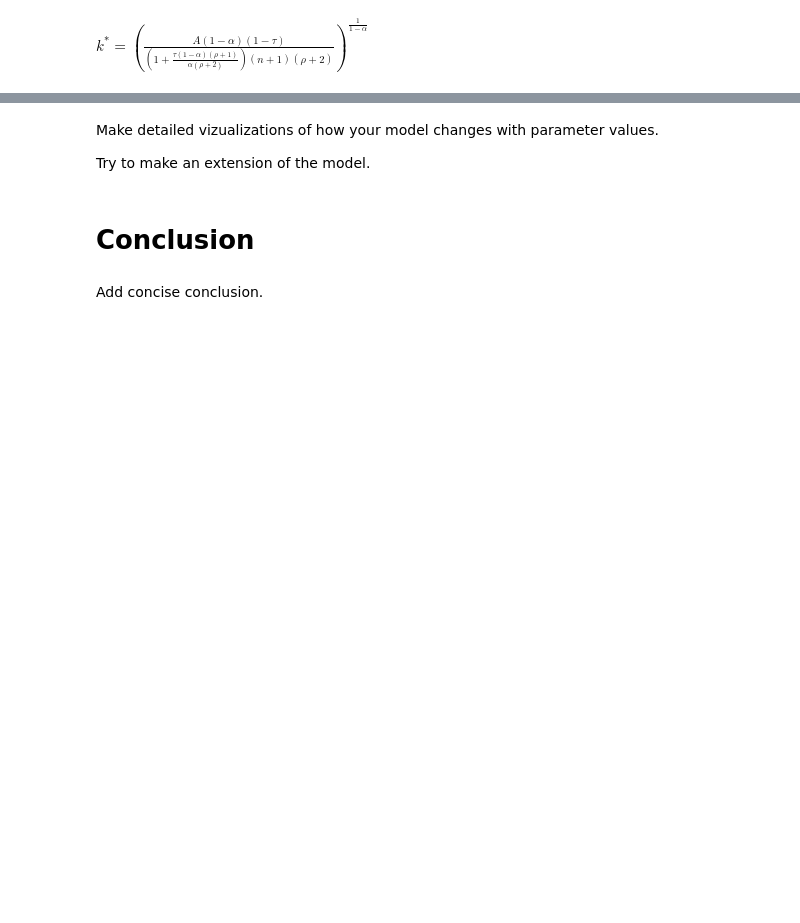
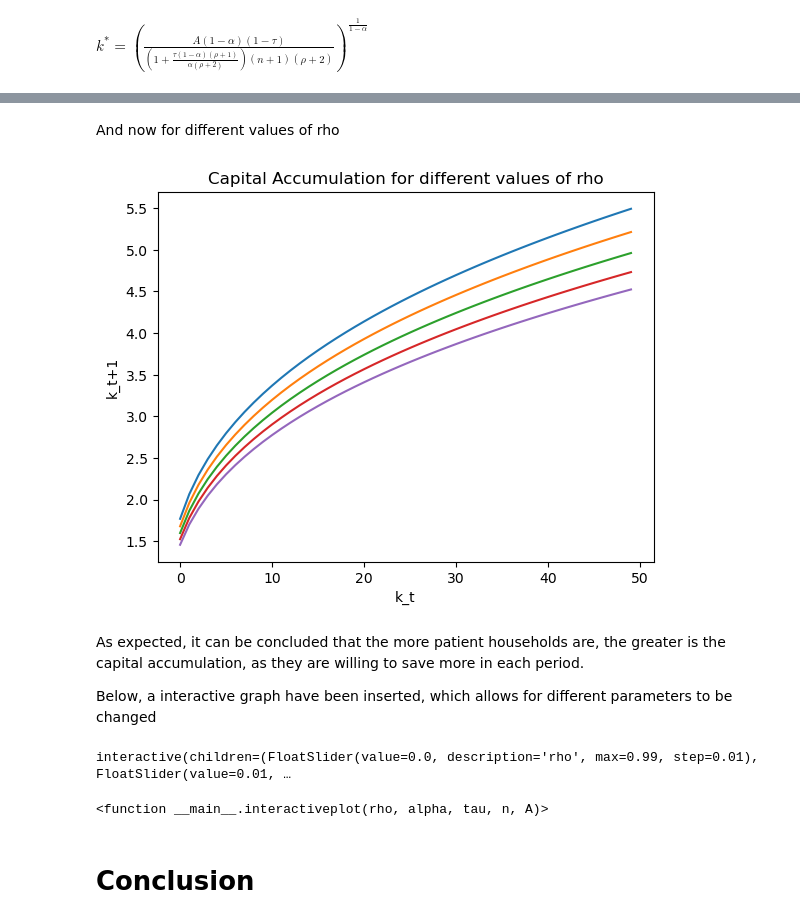
Before and after one commit to NumEconCopenhagen/projects-2023-julius-oskar, a Jupyter notebook: modelproject/modelproject.ipynb, the cells around one changed output, grey strips where cells are left out. Cells and saved outputs as stored; diff of their text form; code cells hidden in the pictures; blank space fills up the shorter version.

```diff
--- a/modelproject/modelproject.ipynb
+++ b/modelproject/modelproject.ipynb
@@ -98,8 +109,76 @@ plt.show()
-# %% [markdown]
-Make detailed vizualizations of how your model changes with parameter values.
-
-Try to make an extension of the model.
+# %% [markdown]
+And now for different values of rho
+# %%
+# defining parameter values, now with multiple values of rho
+
+alpha = 1/3
+rho1 = 0.2
+rho2 = 0.3
+rho3 = 0.4
+rho4 = 0.5
+rho5 = 0.6
+n = 0.01
+tau = 0.25
+A = 10
+k_t = np.linspace(1,30)
+
+# likewise multiple capital accumulation formula has been determined
+
+k_t1_1 = ((1 / (1 + (1+rho1)/(2+rho1)*((1-alpha)/alpha) * tau)))*(((1-alpha)*(1-tau))/((1+n)*(2+rho1)))*(A * k_t**alpha)
+k_t1_2 = ((1 / (1 + (1+rho2)/(2+rho2)*((1-alpha)/alpha) * tau)))*(((1-alpha)*(1-tau))/((1+n)*(2+rho2)))*(A * k_t**alpha)
+k_t1_3 = ((1 / (1 + (1+rho3)/(2+rho3)*((1-alpha)/alpha) * tau)))*(((1-alpha)*(1-tau))/((1+n)*(2+rho3)))*(A * k_t**alpha)
+k_t1_4 = ((1 / (1 + (1+rho4)/(2+rho4)*((1-alpha)/alpha) * tau)))*(((1-alpha)*(1-tau))/((1+n)*(2+rho4)))*(A * k_t**alpha)
+k_t1_5 = ((1 / (1 + (1+rho5)/(2+rho5)*((1-alpha)/alpha) * tau)))*(((1-alpha)*(1-tau))/((1+n)*(2+rho5)))*(A * k_t**alpha)
+
+# plotting the 5 plots
+
+plt.plot(k_t1_1)
+plt.plot(k_t1_2)
+plt.plot(k_t1_3)
+plt.plot(k_t1_4)
+plt.plot(k_t1_5)
+plt.title('Capital Accumulation for different values of rho')
+plt.xlabel("k_t")
+plt.ylabel("k_t+1")
+plt.show()
+# %% [output]
+[figure, added]
+# %% [markdown]
+As expected, it can be concluded that the more patient households are, the greater is the capital accumulation, as they are willing to save more in each period.
+
+Below, a interactive graph have been inserted, which allows for different parameters to be changed
+# %%
+# Defining parameter values
+
+alpha = 1/3
+rho = 0.2
+n = 0.01
+tau = 0.25
+A = 10
+k_t = np.linspace(1,30)
+
+# Defining plot
+
+def interactiveplot(rho, alpha, tau, n, A):
+        k_t1 = ((1 / (1 + (1+rho)/(2+rho)*((1-alpha)/alpha) * tau)))*(((1-alpha)*(1-tau))/((1+n)*(2+rho)))*(A * k_t**alpha)
+        plt.plot(k_t1)
+        plt.title('Capital Accumulation')
+        plt.xlabel("k_t")
+        plt.ylabel("k_t+1")
+        plt.show()
+
+# creating an interactive widget slider
+
+widgets.interact(
+        interactiveplot,
+        A = widgets.FloatSlider(description="A", min=0, max=30, step=0.01, value=0),
+        alpha = widgets.FloatSlider(description="alpha", min=0.01, max=0.99, step=0.01, value=0),
+        rho = widgets.FloatSlider(description="rho", min=0, max=0.99, step=0.01, value=0),
+        n = widgets.FloatSlider(description="n", min=-0.99, max=0.99, step=0.01, value=0),
+        tau = widgets.FloatSlider(description="tau", min=0, max=0.99, step=0.01, value=0)
+)
+# %% [output]
+interactive(children=(FloatSlider(value=0.0, description='rho', max=0.99, step=0.01), FloatSlider(value=0.01, …
+<function __main__.interactiveplot(rho, alpha, tau, n, A)>
 # %% [markdown]
 # Conclusion
-# %% [markdown]
-Add concise conclusion.
```
Also changed, not shown: parts of 10 cells of this notebook, 2 other files.
